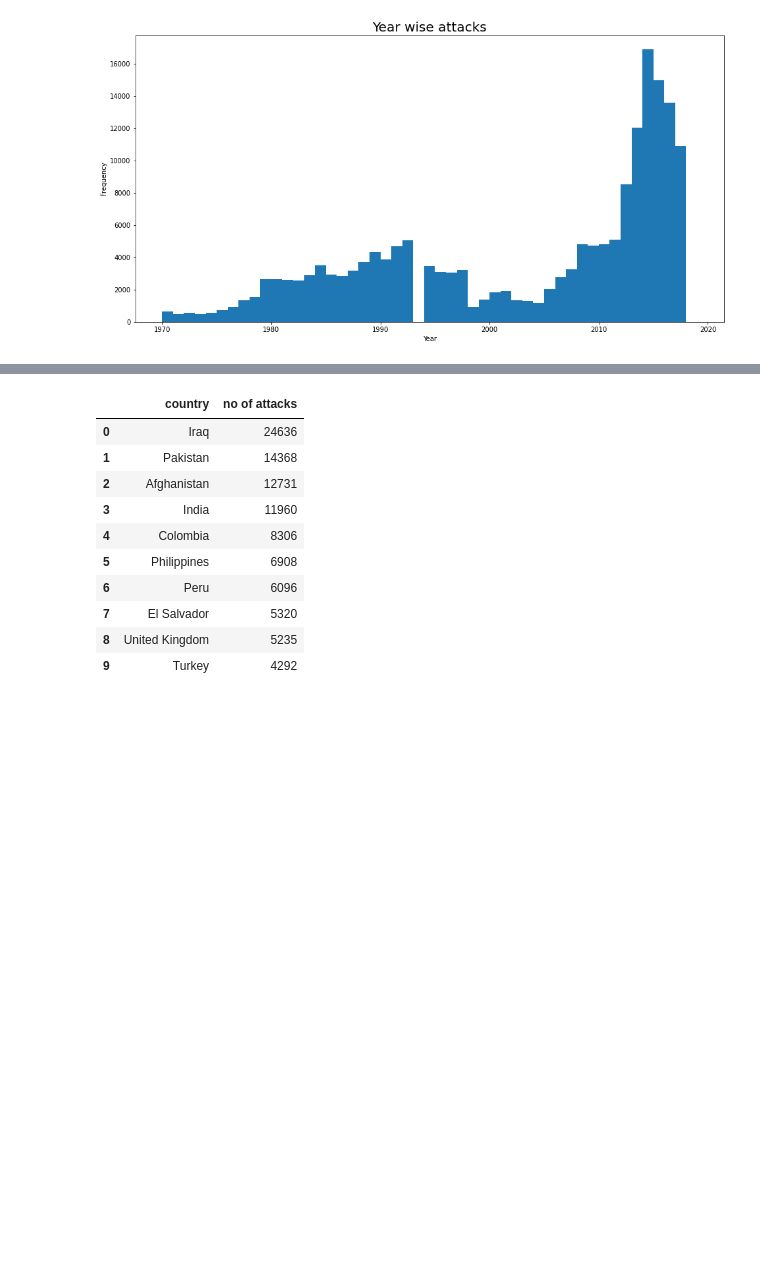
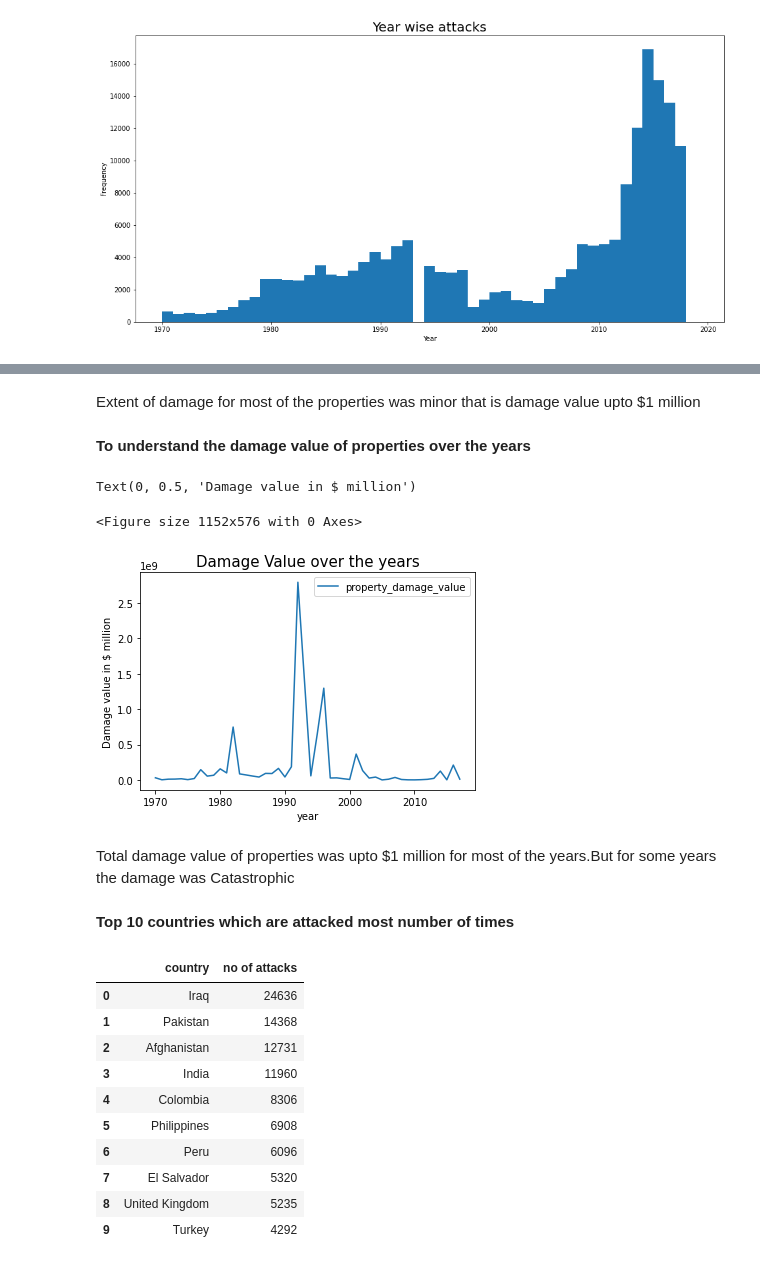
Before and after one commit to Shreyash-Jagdale/Shreyash_Jagdale, a Jupyter notebook: Individual_notebook.ipynb, the cells around one changed output, grey strips where cells are left out. Drawn from its saved outputs; the diff is of its cells as text; code cells hidden in the pictures; blank space fills up the shorter version.

```diff
--- a/Individual_notebook.ipynb
+++ b/Individual_notebook.ipynb
@@ -145 +186,18 @@ Text(0.5, 1.0, 'Year wise attacks')
+# %% [markdown]
+Extent of damage for most of the properties was minor that is damage value upto $1 million
+# %% [markdown]
+**To understand the damage value of properties over the years**
+# %%
+plt.figure(figsize=(16,8))
+df[['year','property_damage_value']].groupby(by='year').sum().plot(kind='line')
+plt.title('Damage Value over the years',fontsize=15)
+plt.ylabel('Damage value in $ million')
+# %% [output]
+Text(0, 0.5, 'Damage value in $ million')
+<Figure size 1152x576 with 0 Axes>
+[figure, added]
+# %% [markdown]
+Total damage value of properties was upto $1 million for most of the years.But for some years the damage was Catastrophic
+# %% [markdown]
+**Top 10 countries which are attacked most number of times**
 # %%
```
Also changed, not shown: parts of 32 cells of this notebook.
